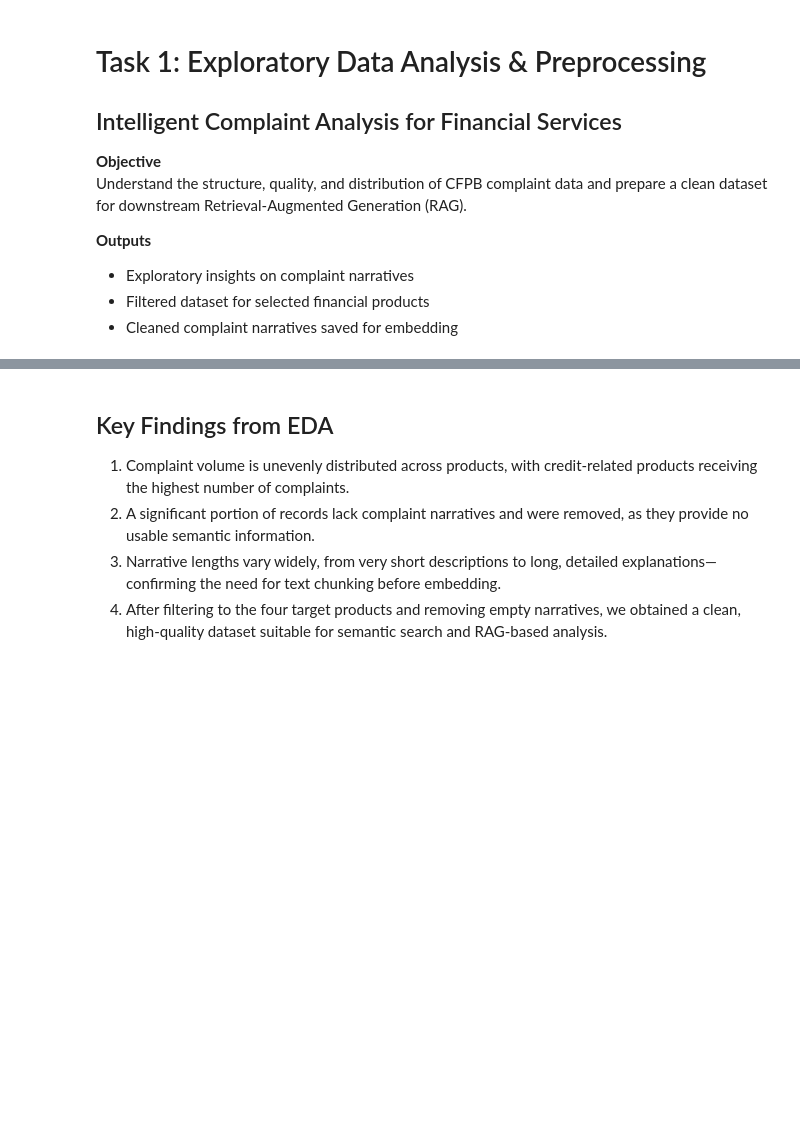
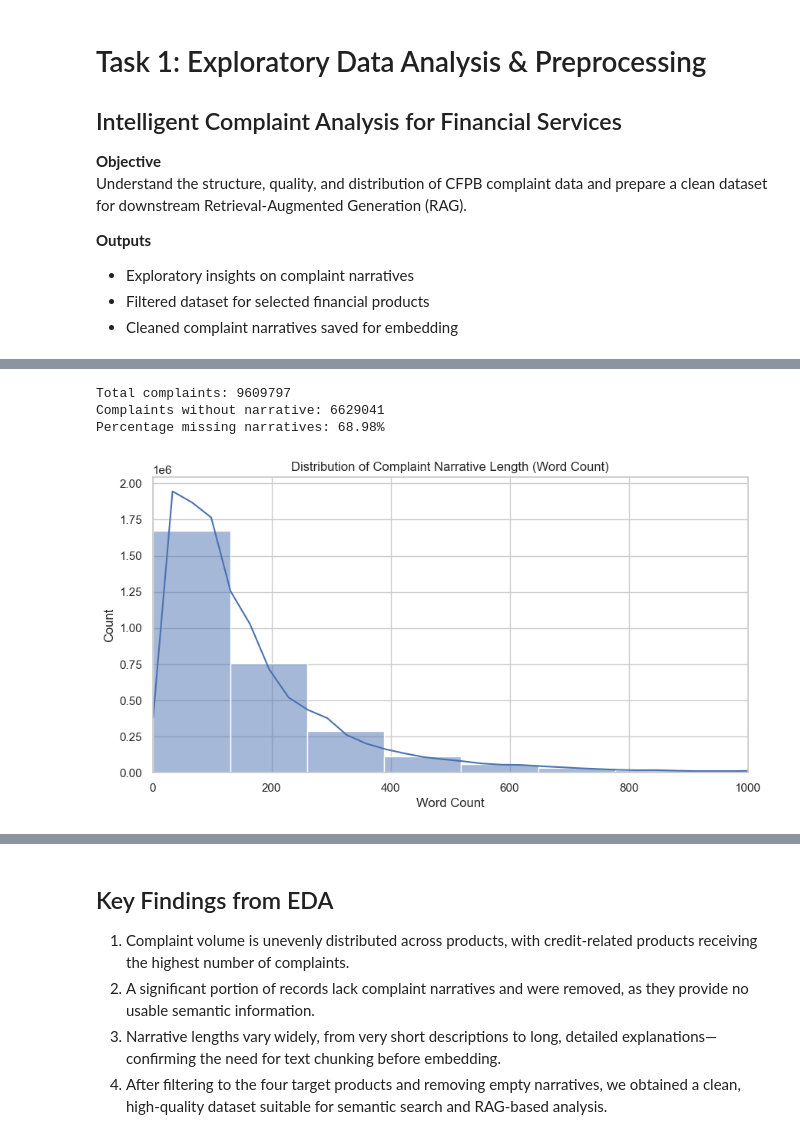
Before and after one commit to Maxd646/complaint-chatbot, a Jupyter notebook: notebooks/01_eda_preprocessing.ipynb, the cells around one changed output, grey strips where cells are left out. Drawn from its saved outputs; the diff is of its cells as text; code cells hidden in the pictures; blank space fills up the shorter version.

```diff
--- a/notebooks/01_eda_preprocessing.ipynb
+++ b/notebooks/01_eda_preprocessing.ipynb
@@ -44,15 +89,26 @@ df.columns
 # %%
-plt.figure(figsize=(10,5))
-df["Product"].value_counts().plot(kind="bar")
-plt.title("Complaint Distribution by Product")
-plt.xlabel("Product")
-plt.ylabel("Number of Complaints")
-plt.show()
+n_total = len(df)
+n_missing = df["Consumer complaint narrative"].isna().sum()
+
+print(f"Total complaints: {n_total}")
+print(f"Complaints without narrative: {n_missing}")
+print(f"Percentage missing narratives: {n_missing / n_total:.2%}")
+# %% [output]
+Total complaints: 9609797
+Complaints without narrative: 6629041
+Percentage missing narratives: 68.98%
 # %%
-n_total = len(df)
-n_missing = df["Consumer complaint narrative"].isna().sum()
+# Length in words for non-null narratives
+df["narrative_length"] = df["Consumer complaint narrative"].fillna("").apply(
+    lambda x: len(x.split())
+)
 
-print(f"Total complaints: {n_total}")
-print(f"Complaints without narrative: {n_missing}")
-print(f"Percentage missing narratives: {n_missing / n_total:.2%}")
+plt.figure(figsize=(10, 5))
+sns.histplot(df[df["narrative_length"] > 0]["narrative_length"], bins=50, kde=True)
+plt.title("Distribution of Complaint Narrative Length (Word Count)")
+plt.xlabel("Word Count")
+plt.xlim(0, 1000) # Focusing on the bulk of data
+plt.show()
+# %% [output]
+[figure, added]
 # %%
```
Also changed, not shown: parts of 12 cells of this notebook.
